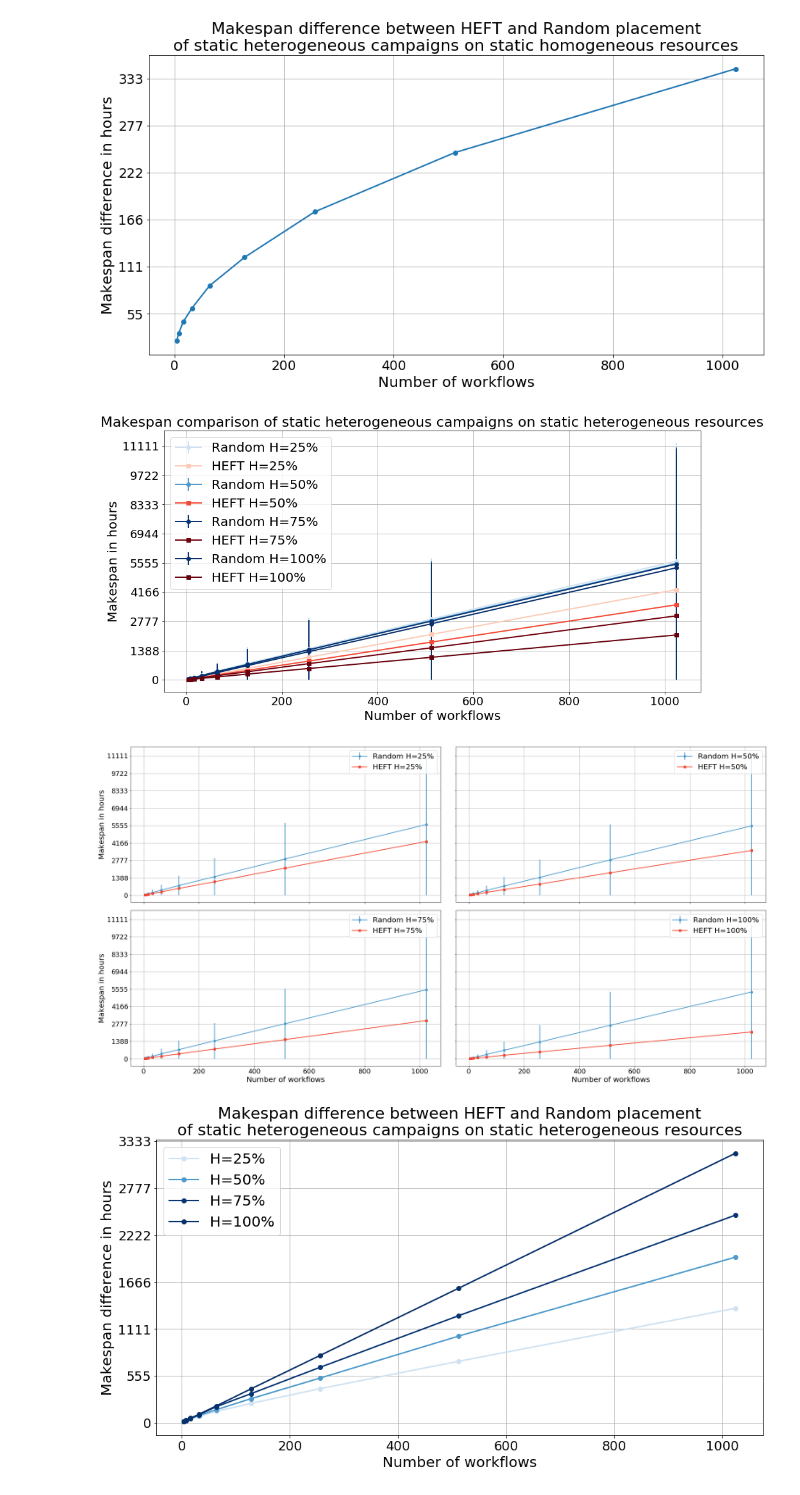
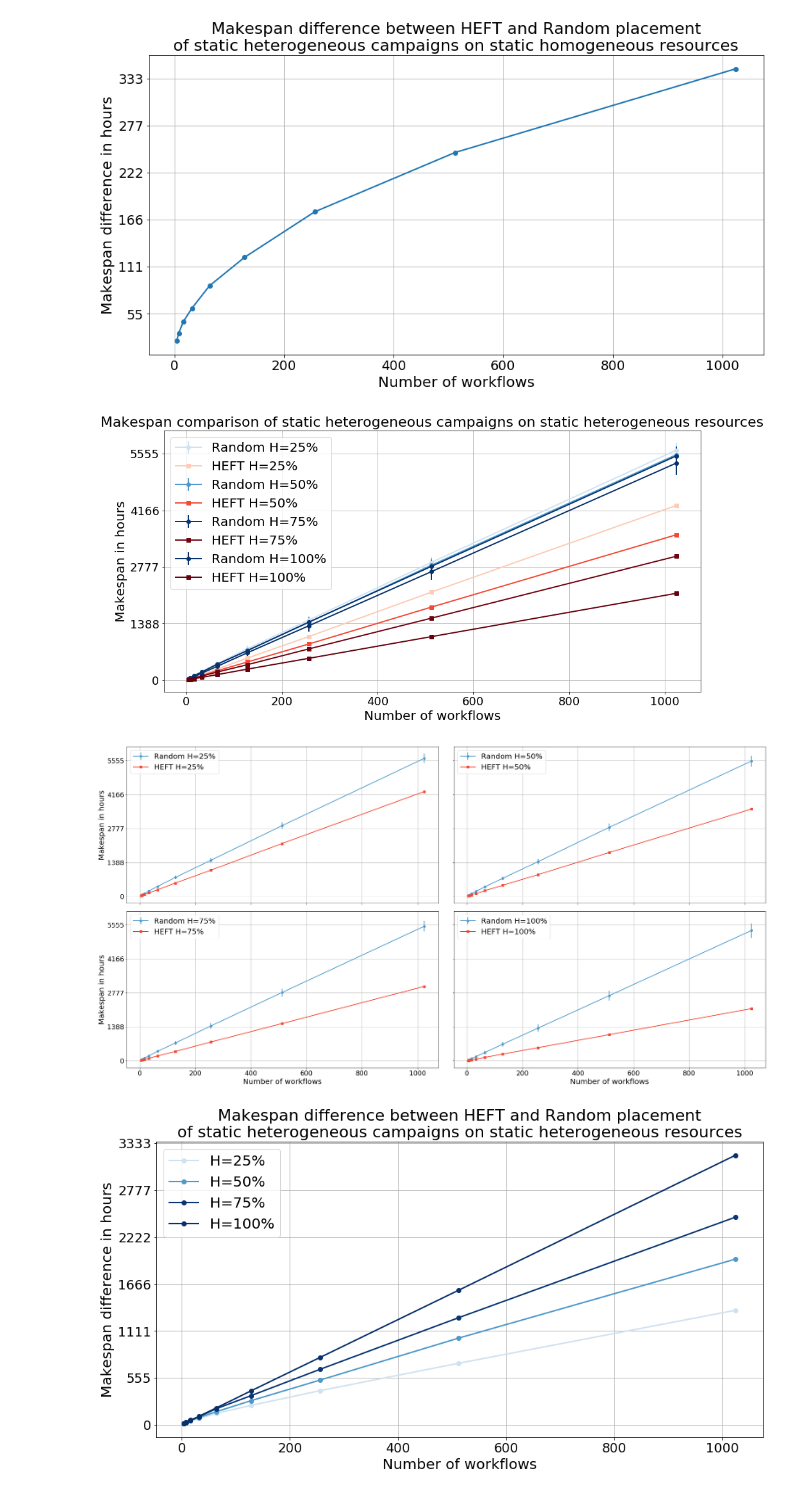
Before and after one commit to radical-project/campaign_manager, a Jupyter notebook: experiments/StaticResourcesExperiments.ipynb, the cells around one changed output. Drawn from its saved outputs; the diff is of its cells as text; code cells hidden in the pictures.

Commit message:
Fixed data plots

```diff
--- a/experiments/StaticResourcesExperiments.ipynb
+++ b/experiments/StaticResourcesExperiments.ipynb
@@ -254,42 +254,42 @@ StHeteroCampaigns_4St100HeteroResources_makespan_means = StHeteroCampaigns_4St10
 StHeteroCampaigns_4St100HeteroResources_stds           = StHeteroCampaigns_4St100HeteroResources.std()
 # %%
 fig,axis = plt.subplots(nrows=1,ncols=1,figsize=(15,7.5))
-_ = axis.errorbar(StHeteroCampaigns_4St025HeteroResources_makespan_means.xs('RANDOM').index,StHeteroCampaigns_4St025HeteroResources_makespan_means.xs('RANDOM').values,StHeteroCampaigns_4St025HeteroResources_makespan_means.xs('RANDOM').values,marker='o',label='Random H=25%',linewidth=2, color=blues(50))
+_ = axis.errorbar(StHeteroCampaigns_4St025HeteroResources_makespan_means.xs('RANDOM').index,StHeteroCampaigns_4St025HeteroResources_makespan_means.xs('RANDOM').values,StHeteroCampaigns_4St025HeteroResources_stds.xs('RANDOM').values,marker='o',label='Random H=25%',linewidth=2, color=blues(50))
 _ = axis.errorbar(StHeteroCampaigns_4St025HeteroResources_makespan_means.xs('HEFT').index,StHeteroCampaigns_4St025HeteroResources_makespan_means.xs('HEFT').values,marker='s',label='HEFT H=25%', color=reds(50),linewidth=2)
 
-_ = axis.errorbar(StHeteroCampaigns_4St050HeteroResources_makespan_means.xs('RANDOM').index,StHeteroCampaigns_4St050HeteroResources_makespan_means.xs('RANDOM').values,StHeteroCampaigns_4St050HeteroResources_makespan_means.xs('RANDOM').values,marker='o',label='Random H=50%',linewidth=2, color=blues(150))
+_ = axis.errorbar(StHeteroCampaigns_4St050HeteroResources_makespan_means.xs('RANDOM').index,StHeteroCampaigns_4St050HeteroResources_makespan_means.xs('RANDOM').values,StHeteroCampaigns_4St050HeteroResources_stds.xs('RANDOM').values,marker='o',label='Random H=50%',linewidth=2, color=blues(150))
 _ = axis.errorbar(StHeteroCampaigns_4St050HeteroResources_makespan_means.xs('HEFT').index,StHeteroCampaigns_4St050HeteroResources_makespan_means.xs('HEFT').values,marker='s',label='HEFT H=50%', color=reds(150),linewidth=2)
 
-_ = axis.errorbar(StHeteroCampaigns_4St075HeteroResources_makespan_means.xs('RANDOM').index,StHeteroCampaigns_4St075HeteroResources_makespan_means.xs('RANDOM').values,StHeteroCampaigns_4St075HeteroResources_makespan_means.xs('RANDOM').values,marker='o',label='Random H=75%',linewidth=2, color=blues(250))
+_ = axis.errorbar(StHeteroCampaigns_4St075HeteroResources_makespan_means.xs('RANDOM').index,StHeteroCampaigns_4St075HeteroResources_makespan_means.xs('RANDOM').values,StHeteroCampaigns_4St075HeteroResources_stds.xs('RANDOM').values,marker='o',label='Random H=75%',linewidth=2, color=blues(250))
 _ = axis.errorbar(StHeteroCampaigns_4St075HeteroResources_makespan_means.xs('HEFT').index,StHeteroCampaigns_4St075HeteroResources_makespan_means.xs('HEFT').values,marker='s',label='HEFT H=75%', color=reds(250),linewidth=2)
 
-_ = axis.errorbar(StHeteroCampaigns_4St100HeteroResources_makespan_means.xs('RANDOM').index,StHeteroCampaigns_4St100HeteroResources_makespan_means.xs('RANDOM').values,StHeteroCampaigns_4St100HeteroResources_makespan_means.xs('RANDOM').values,marker='o',label='Random H=100%',linewidth=2, color=blues(350))
+_ = axis.errorbar(StHeteroCampaigns_4St100HeteroResources_makespan_means.xs('RANDOM').index,StHeteroCampaigns_4St100HeteroResources_makespan_means.xs('RANDOM').values,StHeteroCampaigns_4St100HeteroResources_stds.xs('RANDOM').values,marker='o',label='Random H=100%',linewidth=2, color=blues(350))
 _ = axis.errorbar(StHeteroCampaigns_4St100HeteroResources_makespan_means.xs('HEFT').index,StHeteroCampaigns_4St100HeteroResources_makespan_means.xs('HEFT').values,marker='s',label='HEFT H=100%', color=reds(350),linewidth=2)
 
 
 _ = axis.set_ylabel('Makespan in hours',fontsize=20)
 _ = axis.set_xlabel('Number of workflows',fontsize=20)
 _ = axis.set_xticklabels(axis.get_xticks().astype('int').tolist(),fontsize=18)
 _ = axis.set_yticklabels((axis.get_yticks()/3600).astype('int').tolist(),fontsize=18)
 _ = axis.grid('on')
 _ = axis.set_title('Makespan comparison of static heterogeneous campaigns on static heterogeneous resources', fontsize=22)
 _ = axis.legend(fontsize=20)
 #fig.savefig('StHeteroCampaigns_4StHeteroResources.png',bbox_inches='tight')
 # %% [output]
-[figure, old version]
+[figure, new version]
 # %%
 fig,axis = plt.subplots(nrows=2,ncols=2,figsize=(31,16), sharex=True, sharey=True)
 fig.subplots_adjust(wspace=0.05, hspace=0.05)
-_ = axis[0,0].errorbar(StHeteroCampaigns_4St025HeteroResources_makespan_means.xs('RANDOM').index,StHeteroCampaigns_4St025HeteroResources_makespan_means.xs('RANDOM').values,StHeteroCampaigns_4St025HeteroResources_makespan_means.xs('RANDOM').values,marker='o',label='Random H=25%',linewidth=2, color=blues(150))
+_ = axis[0,0].errorbar(StHeteroCampaigns_4St025HeteroResources_makespan_means.xs('RANDOM').index,StHeteroCampaigns_4St025HeteroResources_makespan_means.xs('RANDOM').values,StHeteroCampaigns_4St025HeteroResources_stds.xs('RANDOM').values,marker='o',label='Random H=25%',linewidth=2, color=blues(150))
 _ = axis[0,0].errorbar(StHeteroCampaigns_4St025HeteroResources_makespan_means.xs('HEFT').index,StHeteroCampaigns_4St025HeteroResources_makespan_means.xs('HEFT').values,marker='s',label='HEFT H=25%', color=reds(150),linewidth=2)
 
-_ = axis[0,1].errorbar(StHeteroCampaigns_4St050HeteroResources_makespan_means.xs('RANDOM').index,StHeteroCampaigns_4St050HeteroResources_makespan_means.xs('RANDOM').values,StHeteroCampaigns_4St050HeteroResources_makespan_means.xs('RANDOM').values,marker='o',label='Random H=50%',linewidth=2, color=blues(150))
+_ = axis[0,1].errorbar(StHeteroCampaigns_4St050HeteroResources_makespan_means.xs('RANDOM').index,StHeteroCampaigns_4St050HeteroResources_makespan_means.xs('RANDOM').values,StHeteroCampaigns_4St050HeteroResources_stds.xs('RANDOM').values,marker='o',label='Random H=50%',linewidth=2, color=blues(150))
 _ = axis[0,1].errorbar(StHeteroCampaigns_4St050HeteroResources_makespan_means.xs('HEFT').index,StHeteroCampaigns_4St050HeteroResources_makespan_means.xs('HEFT').values,marker='s',label='HEFT H=50%', color=reds(150),linewidth=2)
 
-_ = axis[1,0].errorbar(StHeteroCampaigns_4St075HeteroResources_makespan_means.xs('RANDOM').index,StHeteroCampaigns_4St075HeteroResources_makespan_means.xs('RANDOM').values,StHeteroCampaigns_4St075HeteroResources_makespan_means.xs('RANDOM').values,marker='o',label='Random H=75%',linewidth=2, color=blues(150))
+_ = axis[1,0].errorbar(StHeteroCampaigns_4St075HeteroResources_makespan_means.xs('RANDOM').index,StHeteroCampaigns_4St075HeteroResources_makespan_means.xs('RANDOM').values,StHeteroCampaigns_4St075HeteroResources_stds.xs('RANDOM').values,marker='o',label='Random H=75%',linewidth=2, color=blues(150))
 _ = axis[1,0].errorbar(StHeteroCampaigns_4St075HeteroResources_makespan_means.xs('HEFT').index,StHeteroCampaigns_4St075HeteroResources_makespan_means.xs('HEFT').values,marker='s',label='HEFT H=75%', color=reds(150),linewidth=2)
 
-_ = axis[1,1].errorbar(StHeteroCampaigns_4St100HeteroResources_makespan_means.xs('RANDOM').index,StHeteroCampaigns_4St100HeteroResources_makespan_means.xs('RANDOM').values,StHeteroCampaigns_4St100HeteroResources_makespan_means.xs('RANDOM').values,marker='o',label='Random H=100%',linewidth=2, color=blues(150))
+_ = axis[1,1].errorbar(StHeteroCampaigns_4St100HeteroResources_makespan_means.xs('RANDOM').index,StHeteroCampaigns_4St100HeteroResources_makespan_means.xs('RANDOM').values,StHeteroCampaigns_4St100HeteroResources_stds.xs('RANDOM').values,marker='o',label='Random H=100%',linewidth=2, color=blues(150))
 _ = axis[1,1].errorbar(StHeteroCampaigns_4St100HeteroResources_makespan_means.xs('HEFT').index,StHeteroCampaigns_4St100HeteroResources_makespan_means.xs('HEFT').values,marker='s',label='HEFT H=100%', color=reds(150),linewidth=2)
 
 
@@ -311,7 +311,7 @@ _ = axis[1,0].legend(fontsize=20)
 _ = axis[1,1].legend(fontsize=20)
 #_ = axis.set_title('Makespan comparison of static heterogeneous campaigns on static homogeneous resources', fontsize=22)
 # %% [output]
-[figure, old version]
+[figure, new version]
 # %%
 DiffStHeteroCamp_4St025HeteRes = StHeteroCampaigns_4St025HeteroResources_makespan_means.xs('RANDOM').values - StHeteroCampaigns_4St025HeteroResources_makespan_means.xs('HEFT').values
 DiffStHeteroCamp_4St050HeteRes = StHeteroCampaigns_4St050HeteroResources_makespan_means.xs('RANDOM').values - StHeteroCampaigns_4St050HeteroResources_makespan_means.xs('HEFT').values
```
Also changed, not shown: parts of 3 cells of this notebook.
